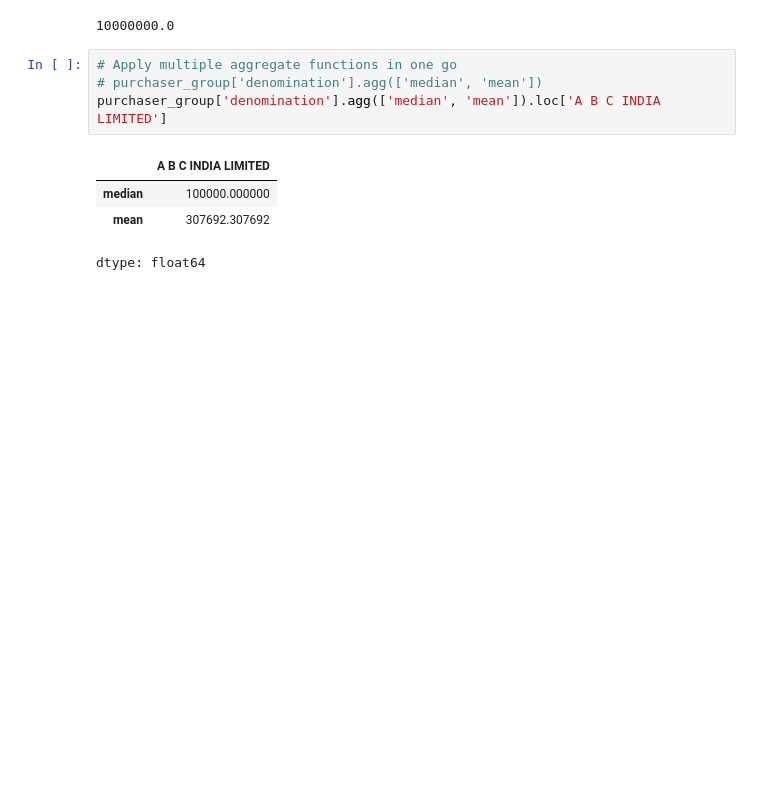
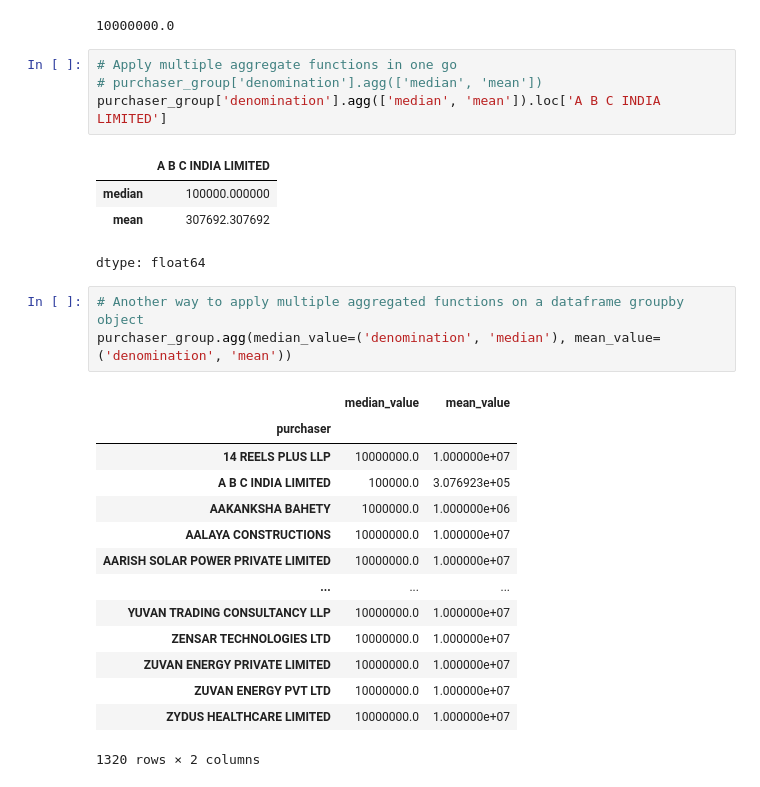
Before and after one commit to ROHIT318/python-practice, a Jupyter notebook: learn_pandas.ipynb, the cells around one changed output. Drawn from its saved outputs; the diff is of its cells as text; blank space fills up the shorter version.

```diff
--- a/learn_pandas.ipynb
+++ b/learn_pandas.ipynb
@@ -170,3 +172,21 @@ purchaser_group['denomination'].agg(['median', 'mean']).loc['A B C INDIA LIMITED
 | median | 100000.000000 |
 | mean | 307692.307692 |
 dtype: float64
+# %%
+# Another way to apply multiple aggregated functions on a dataframe groupby object
+purchaser_group.agg(median_value=('denomination', 'median'), mean_value=('denomination', 'mean'))
+# %% [output]
+|  | median_value | mean_value |
+| purchaser |  |  |
+| 14 REELS PLUS LLP | 10000000.0 | 1.000000e+07 |
+| A B C INDIA LIMITED | 100000.0 | 3.076923e+05 |
+| AAKANKSHA BAHETY | 1000000.0 | 1.000000e+06 |
+| AALAYA CONSTRUCTIONS | 10000000.0 | 1.000000e+07 |
+| AARISH SOLAR POWER PRIVATE LIMITED | 10000000.0 | 1.000000e+07 |
+| ... | ... | ... |
+| YUVAN TRADING CONSULTANCY LLP | 10000000.0 | 1.000000e+07 |
+| ZENSAR TECHNOLOGIES LTD | 10000000.0 | 1.000000e+07 |
+| ZUVAN ENERGY PRIVATE LIMITED | 10000000.0 | 1.000000e+07 |
+| ZUVAN ENERGY PVT LTD | 10000000.0 | 1.000000e+07 |
+| ZYDUS HEALTHCARE LIMITED | 10000000.0 | 1.000000e+07 |
+1320 rows × 2 columns
```
Also changed, not shown: parts of 1 cell of this notebook.
